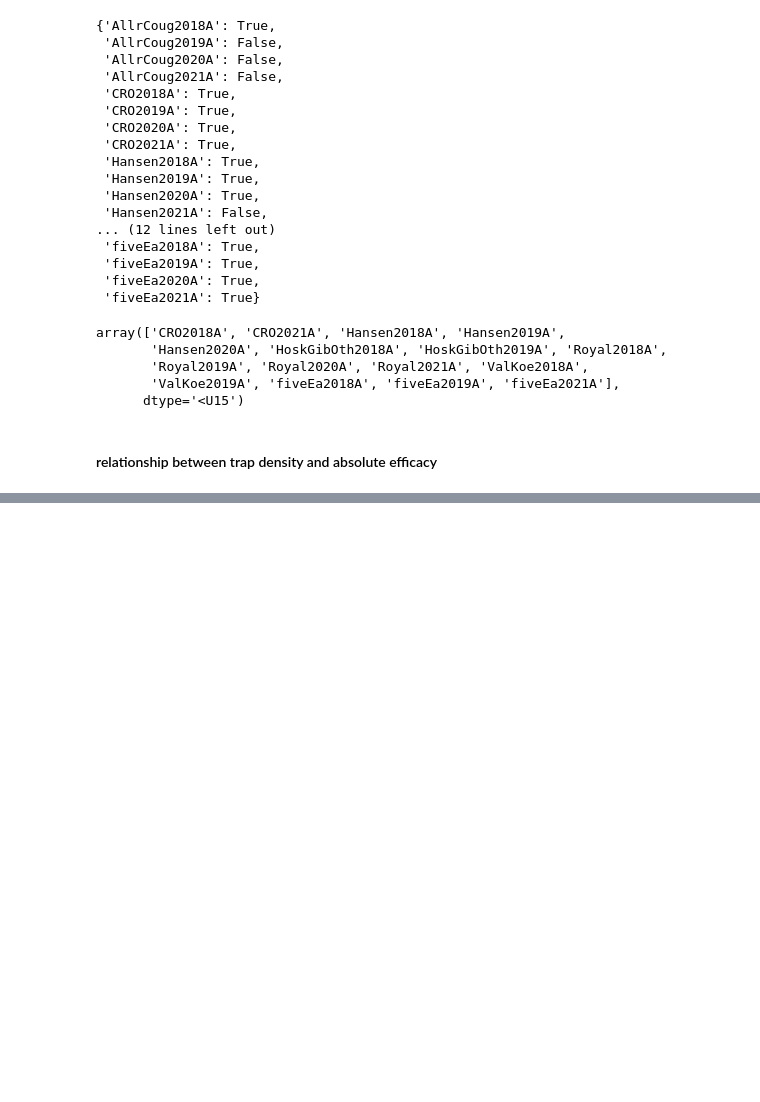
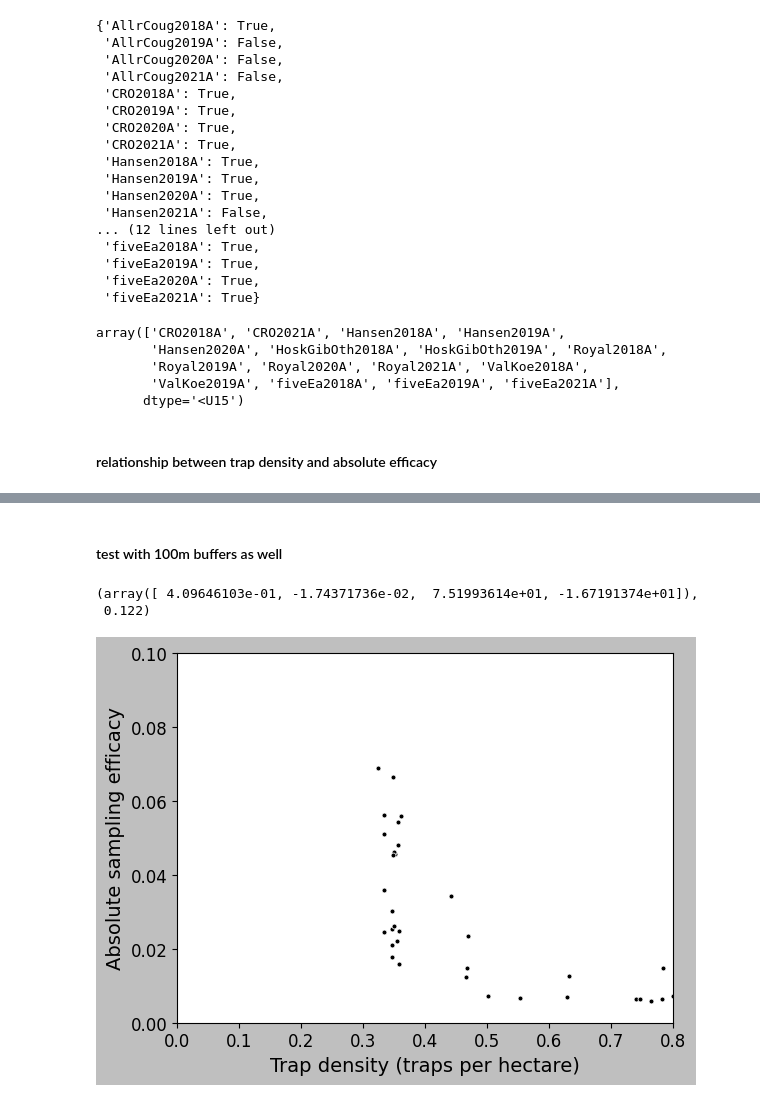
Before and after one commit to PacificBird/InsectPhenologyCaptureSim, a Jupyter notebook: analysis.ipynb, the cells around one changed output, grey strips where cells are left out. Drawn from its saved outputs; the diff is of its cells as text; code cells hidden in the pictures; blank space fills up the shorter version.

```diff
--- a/analysis.ipynb
+++ b/analysis.ipynb
@@ -936,0 +936,33 @@ np.max(traps_eff[1]))
+# %% [markdown]
+#### test with 100m buffers as well
+# %%
+warnings.filterwarnings('ignore')
+densities = pd.read_csv('densities/trap_densities_100m.csv')
+densities_oksir = pd.read_csv('densities/oksir_densities_100m.csv')
+plt.xlabel('Trap density (traps per hectare)')
+plt.ylabel('Absolute sampling efficacy')
+plt.xlim(0,0.6)
+traps_eff_oksir = np.array([(\
+                        densities_oksir.iloc[n].density.item(),\
+                        mae_oksir(n, xi=139)[0]) \
+                        for n in range(len(aggs))\
+                      ])
+traps_eff_4yr = np.array([(\
+                        densities[densities.field_name==file].density.item(),\
+                        mae(file, xi=locations[file[:-5]])[1]) \
+                        for file in filenames_clean\
+                      ])
+traps_eff = np.append(traps_eff_oksir, traps_eff_4yr, axis=0).T
+#traps_eff2 = np.append([[0,0]],traps_eff2,axis=0).T
+dens_eff = pd.DataFrame({'density':traps_eff[0],'efficacy':traps_eff[1]})
+
+sns.scatterplot(x=dens_eff.density, y=dens_eff.efficacy,s=50,marker=".")
+interp = np.linspace(0,1,1500)
+plt.ylim(0,0.1)
+plt.xlim(0,0.8)
+#plt.savefig('./figures/finals/density_efficacy.png',dpi=300,bbox_inches='tight')
+popt_dens, np.argmax(f_dens(interp,*popt_dens))*(1/1500)
+# %% [output]
+(array([ 4.09646103e-01, -1.74371736e-02,  7.51993614e+01, -1.67191374e+01]),
+ 0.122)
+[figure, added]
```
Also changed, not shown: parts of 12 cells of this notebook, 18 other files.
